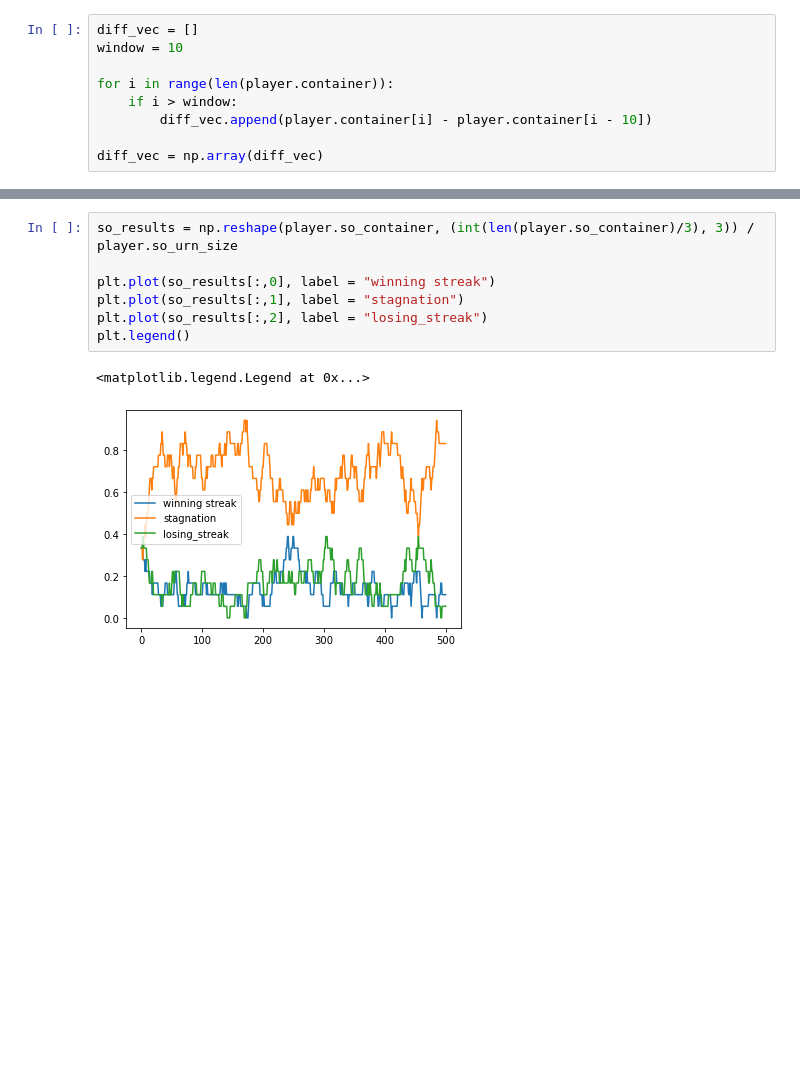
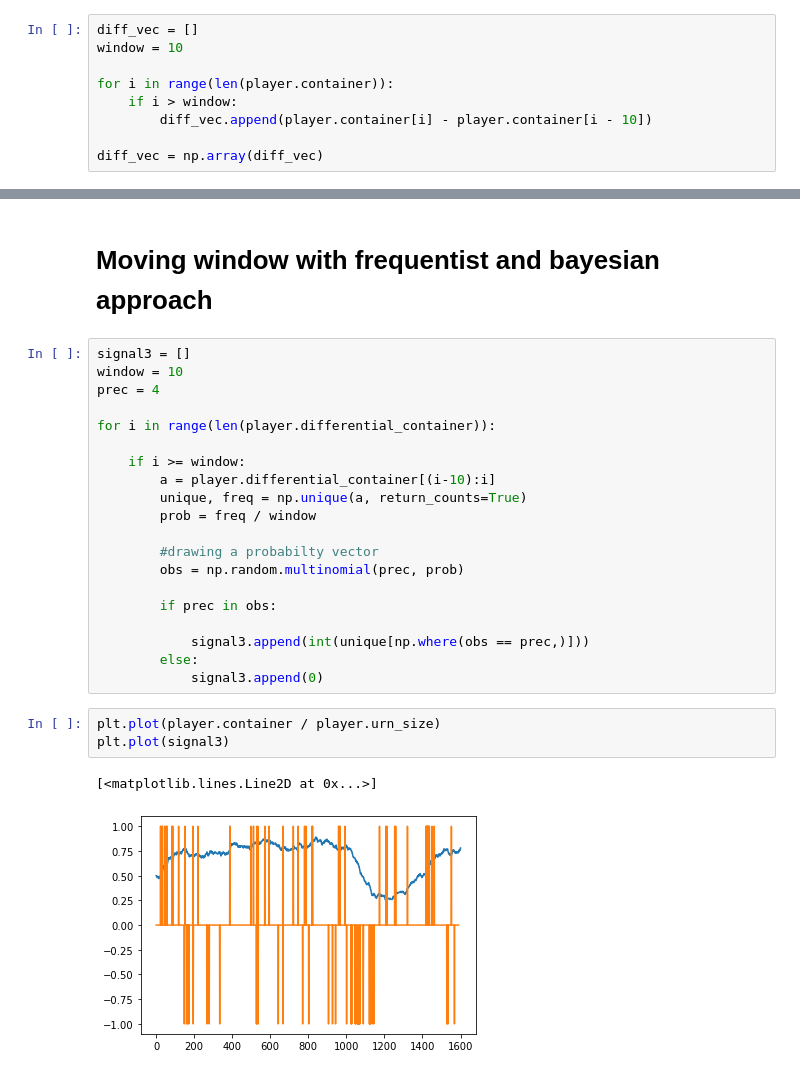
Before and after one commit to mrpogge/Urnings_project, a Jupyter notebook: main/so_urnings.ipynb, the cells around one changed output, grey strips where cells are left out. Saved outputs shown, nothing was run; the diff lists cells and outputs as text; blank space fills up the shorter version.

```diff
--- a/main/so_urnings.ipynb
+++ b/main/so_urnings.ipynb
@@ -117,10 +115,28 @@ plt.plot(signal2)
-# %%
-so_results = np.reshape(player.so_container, (int(len(player.so_container)/3), 3)) / player.so_urn_size
-
-plt.plot(so_results[:,0], label = "winning streak")
-plt.plot(so_results[:,1], label = "stagnation")
-plt.plot(so_results[:,2], label = "losing_streak")
-plt.legend()
-# %% [output]
-<matplotlib.legend.Legend at 0x...>
-[figure, removed]
+# %% [markdown]
+# Moving window with frequentist and bayesian approach
+# %%
+signal3 = []
+window = 10
+prec = 4
+
+for i in range(len(player.differential_container)):
+
+    if i >= window:
+        a = player.differential_container[(i-10):i]
+        unique, freq = np.unique(a, return_counts=True)
+        prob = freq / window
+
+        #drawing a probabilty vector
+        obs = np.random.multinomial(prec, prob)
+
+        if prec in obs:
+
+            signal3.append(int(unique[np.where(obs == prec,)]))
+        else:
+            signal3.append(0)
+# %%
+plt.plot(player.container / player.urn_size)
+plt.plot(signal3)
+# %% [output]
+[<matplotlib.lines.Line2D at 0x...>]
+[figure, added]
```
Also changed, not shown: parts of 10 cells of this notebook.
